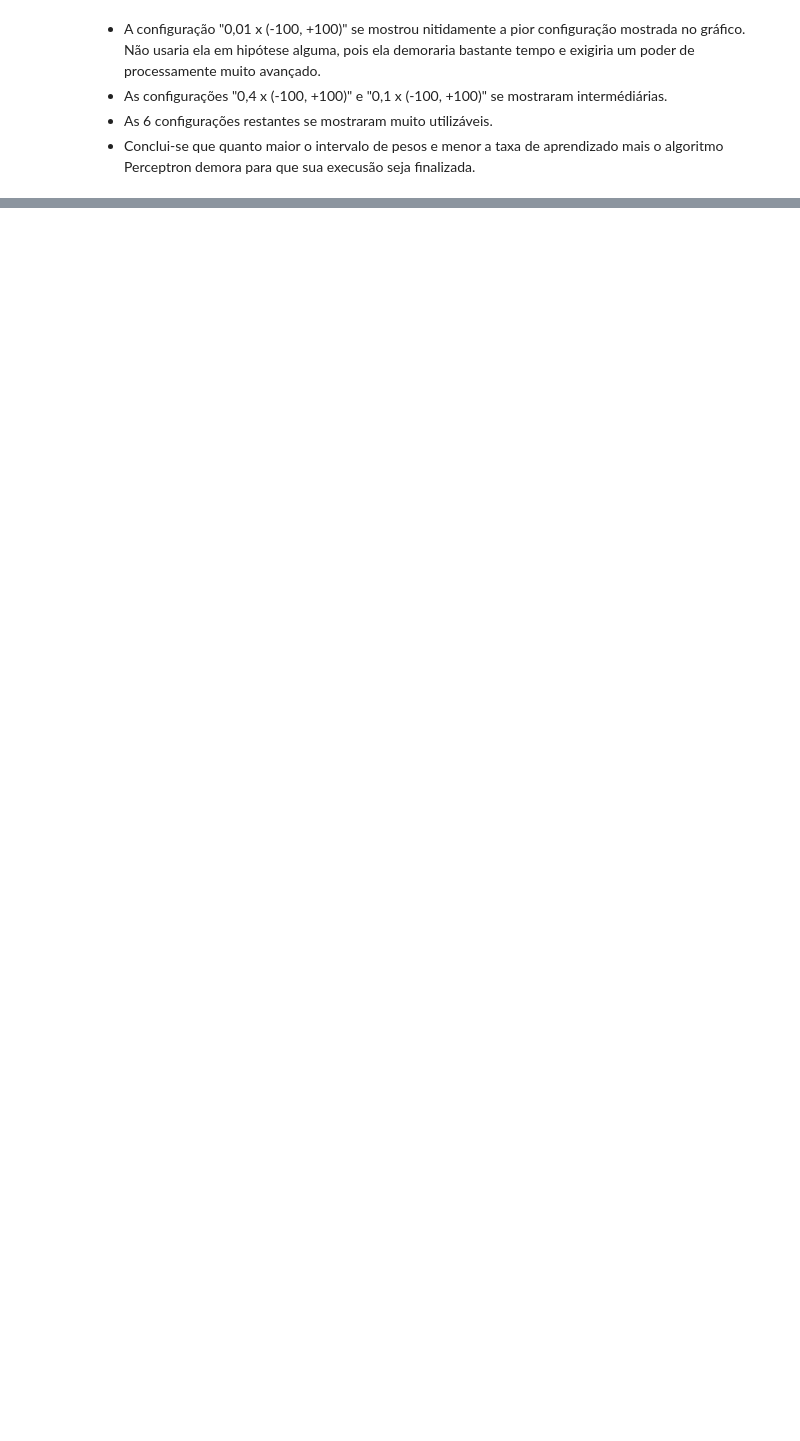
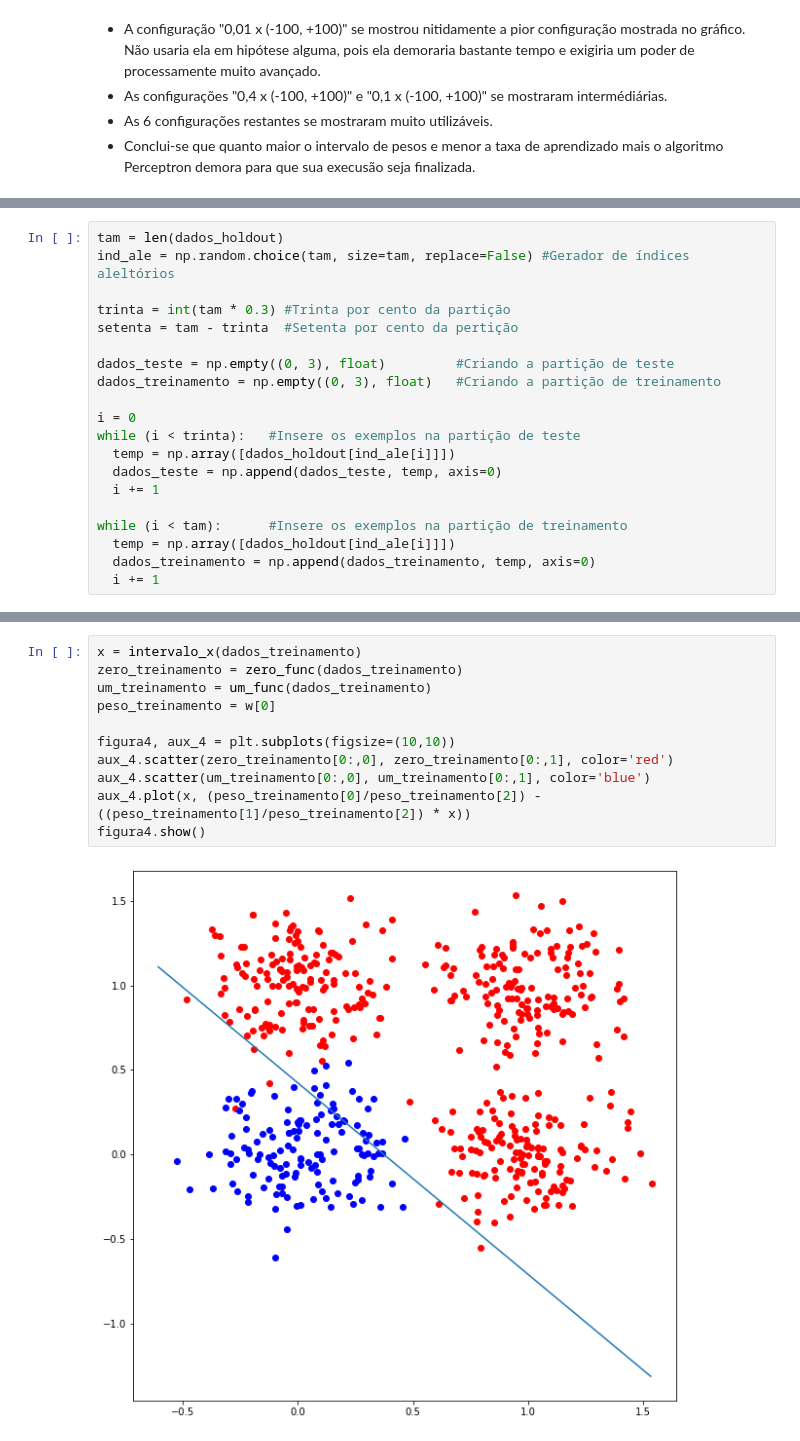
Before and after one commit to danilo-uea/PP2-2020-1, a Jupyter notebook: Projeto_prático_2.ipynb, the cells around one changed output, grey strips where cells are left out. Saved outputs shown, nothing was run; the diff lists cells and outputs as text; blank space fills up the shorter version.

```diff
--- a/Projeto_prático_2.ipynb
+++ b/Projeto_prático_2.ipynb
@@ -270,0 +293,20 @@ figura2.show()
+# %%
+tam = len(dados_holdout)
+ind_ale = np.random.choice(tam, size=tam, replace=False) #Gerador de índices aleltórios
+
+trinta = int(tam * 0.3) #Trinta por cento da partição
+setenta = tam - trinta  #Setenta por cento da pertição
+
+dados_teste = np.empty((0, 3), float)         #Criando a partição de teste
+dados_treinamento = np.empty((0, 3), float)   #Criando a partição de treinamento
+
+i = 0
+while (i < trinta):   #Insere os exemplos na partição de teste
+  temp = np.array([dados_holdout[ind_ale[i]]])
+  dados_teste = np.append(dados_teste, temp, axis=0)
+  i += 1
+
+while (i < tam):      #Insere os exemplos na partição de treinamento
+  temp = np.array([dados_holdout[ind_ale[i]]])
+  dados_treinamento = np.append(dados_treinamento, temp, axis=0)
+  i += 1
@@ -270,0 +362,13 @@ figura2.show()
+# %%
+x = intervalo_x(dados_treinamento)
+zero_treinamento = zero_func(dados_treinamento)
+um_treinamento = um_func(dados_treinamento)
+peso_treinamento = w[0]
+
+figura4, aux_4 = plt.subplots(figsize=(10,10))
+aux_4.scatter(zero_treinamento[0:,0], zero_treinamento[0:,1], color='red')
+aux_4.scatter(um_treinamento[0:,0], um_treinamento[0:,1], color='blue')
+aux_4.plot(x, (peso_treinamento[0]/peso_treinamento[2]) - ((peso_treinamento[1]/peso_treinamento[2]) * x))
+figura4.show()
+# %% [output]
+[figure, added]
```
Also changed, not shown: parts of 14 cells of this notebook.
